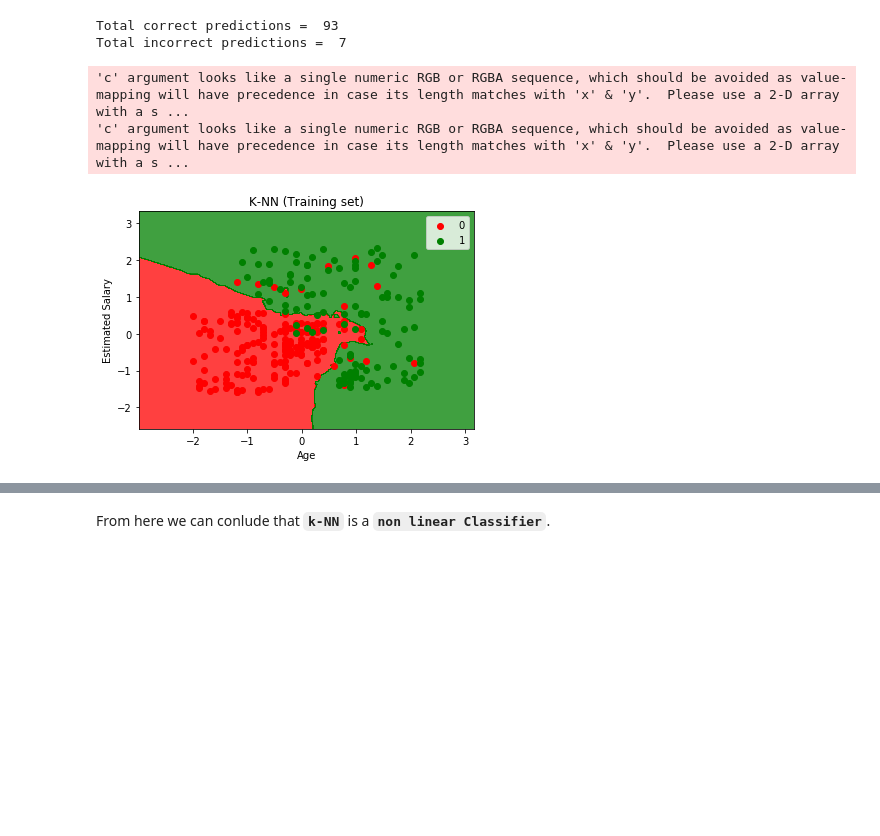
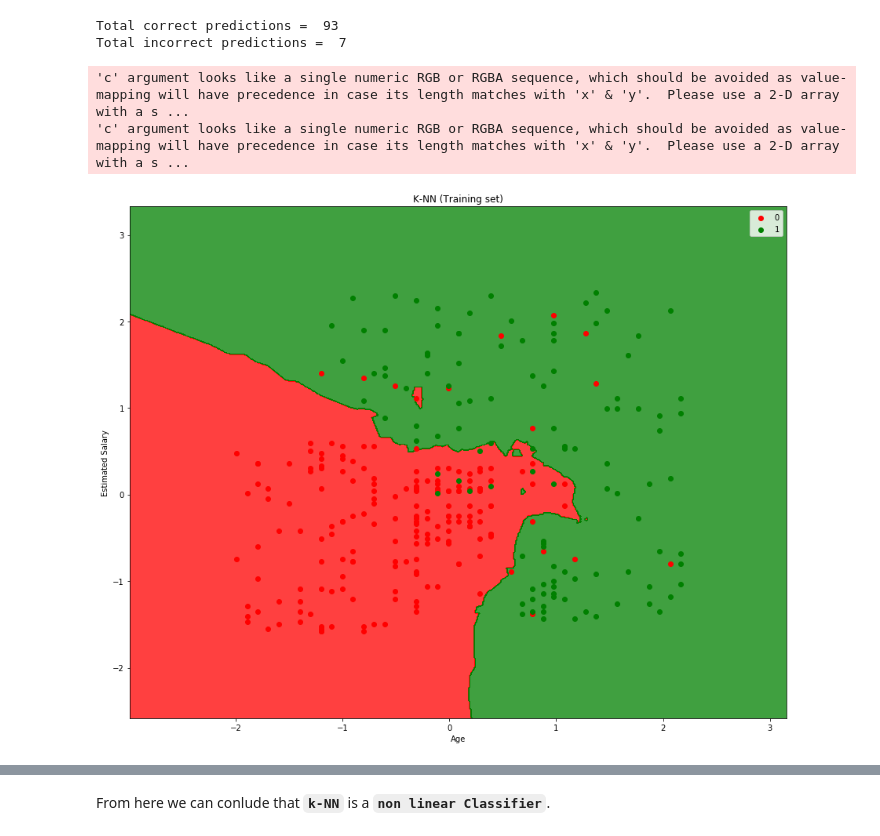
Before and after one commit to krsamir/Machine-Learning, a Jupyter notebook: 03. Classification/02. K-Nearest Neighbours/K-Nearest Neighbour.ipynb, the cells around one changed output, grey strips where cells are left out. Drawn from its saved outputs; the diff is of its cells as text; code cells hidden in the pictures; blank space fills up the shorter version.

```diff
--- a/03. Classification/02. K-Nearest Neighbours/K-Nearest Neighbour.ipynb
+++ b/03. Classification/02. K-Nearest Neighbours/K-Nearest Neighbour.ipynb
@@ -70,24 +70,25 @@ Total correct predictions =  93
 Total incorrect predictions =  7
 # %%
 # Visualising the Training set results
+plt.figure(figsize=(15, 12))
 from matplotlib.colors import ListedColormap
 X_set, y_set = X_train, y_train
 X1, X2 = np.meshgrid(np.arange(start = X_set[:, 0].min() - 1, stop = X_set[:, 0].max() + 1, step = 0.01),
                      np.arange(start = X_set[:, 1].min() - 1, stop = X_set[:, 1].max() + 1, step = 0.01))
 plt.contourf(X1, X2, classifier.predict(np.array([X1.ravel(), X2.ravel()]).T).reshape(X1.shape),
              alpha = 0.75, cmap = ListedColormap(('red', 'green')))
 plt.xlim(X1.min(), X1.max())
 plt.ylim(X2.min(), X2.max())
 for i, j in enumerate(np.unique(y_set)):
     plt.scatter(X_set[y_set == j, 0], X_set[y_set == j, 1],
                 c = ListedColormap(('red', 'green'))(i), label = j)
 plt.title('K-NN (Training set)')
 plt.xlabel('Age')
 plt.ylabel('Estimated Salary')
 plt.legend()
 plt.show()
 # %% [output]
 'c' argument looks like a single numeric RGB or RGBA sequence, which should be avoided as value-mapping will have precedence in case its length matches with 'x' & 'y'.  Please use a 2-D array with a s ...
 'c' argument looks like a single numeric RGB or RGBA sequence, which should be avoided as value-mapping will have precedence in case its length matches with 'x' & 'y'.  Please use a 2-D array with a s ...
-[figure, old version]
+[figure, new version]
 # %%
```
Also changed, not shown: parts of 1 cell of this notebook.
